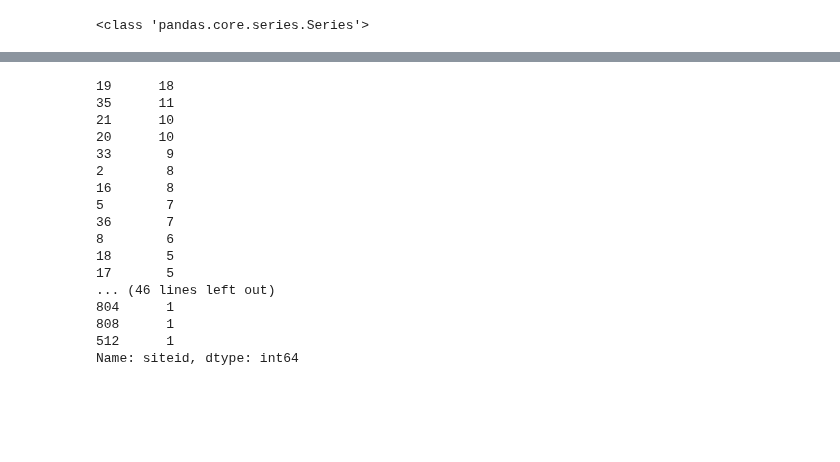
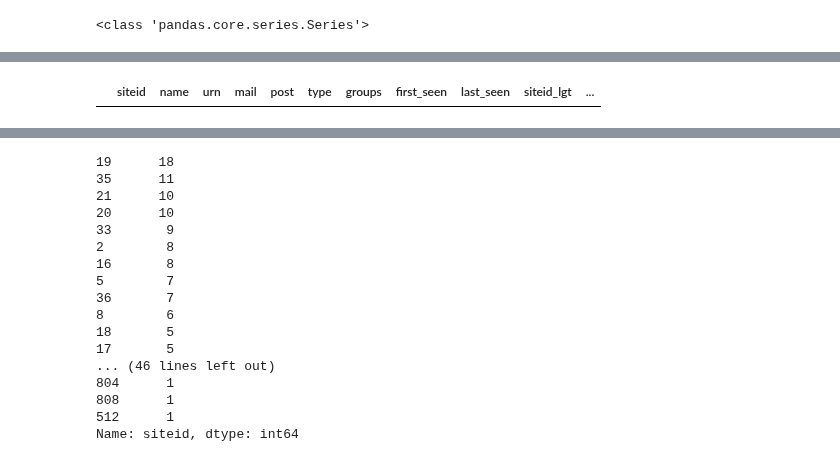
Before and after one commit to RobertJohnston/IMAM, a Jupyter notebook: IMAM Supervision database.ipynb, the cells around one changed output, grey strips where cells are left out. Saved outputs shown, nothing was run; the diff lists cells and outputs as text; code cells hidden in the pictures; blank space fills up the shorter version.

```diff
--- a/IMAM Supervision database.ipynb
+++ b/IMAM Supervision database.ipynb
@@ -268,0 +271,4 @@ Name: siteid, dtype: int64
+# %%
+df2.query('state_num==22')
+# %% [output]
+|  | siteid | name | urn | mail | post | type | groups | first_seen | last_seen | siteid_lgt | ... |
```
Also changed, not shown: parts of 16 cells of this notebook, 2 other files.
